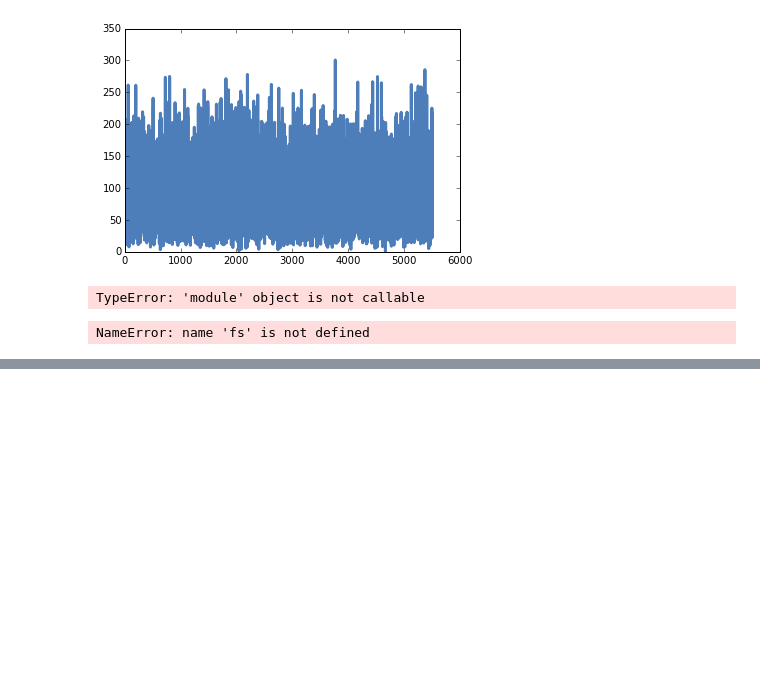
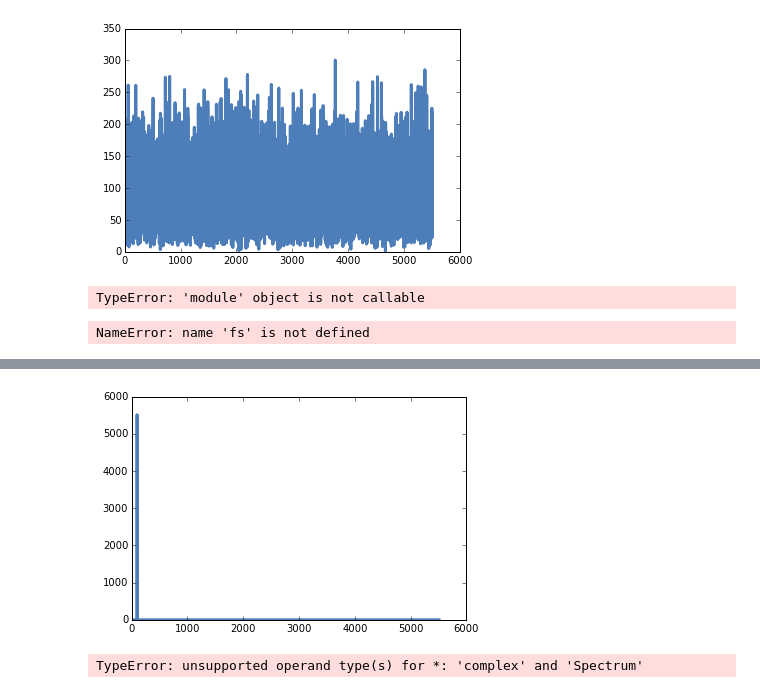
Before and after one commit to CaseyAlvarado/ThinkDSP, a Jupyter notebook: code/Untitled0.ipynb, the cells around one changed output, grey strips where cells are left out. Saved outputs shown, nothing was run; the diff lists cells and outputs as text; code cells hidden in the pictures; blank space fills up the shorter version.

```diff
--- a/code/Untitled0.ipynb
+++ b/code/Untitled0.ipynb
@@ -68,0 +82,5 @@ hs = hs*PI2*j*
+# %%
+signal_2_s= thinkdsp.CosSignal(freq = 100).make_wave().make_spectrum()
+signal_2_s.plot()
+# %% [output]
+[figure, added]
@@ -68,0 +93,7 @@ hs = hs*PI2*j*
+# %%
+new = signal_1_s + signal_2_s
+ts_a = numpy.linspace(0, 25, 100)
+freqs = numpy.linspace(0, 1, 100)
+ys = synthesize2(new, freqs, ts_a)
+# %% [output]
+TypeError: unsupported operand type(s) for *: 'complex' and 'Spectrum'
```
Also changed, not shown: parts of 7 cells of this notebook, 4 other files.
